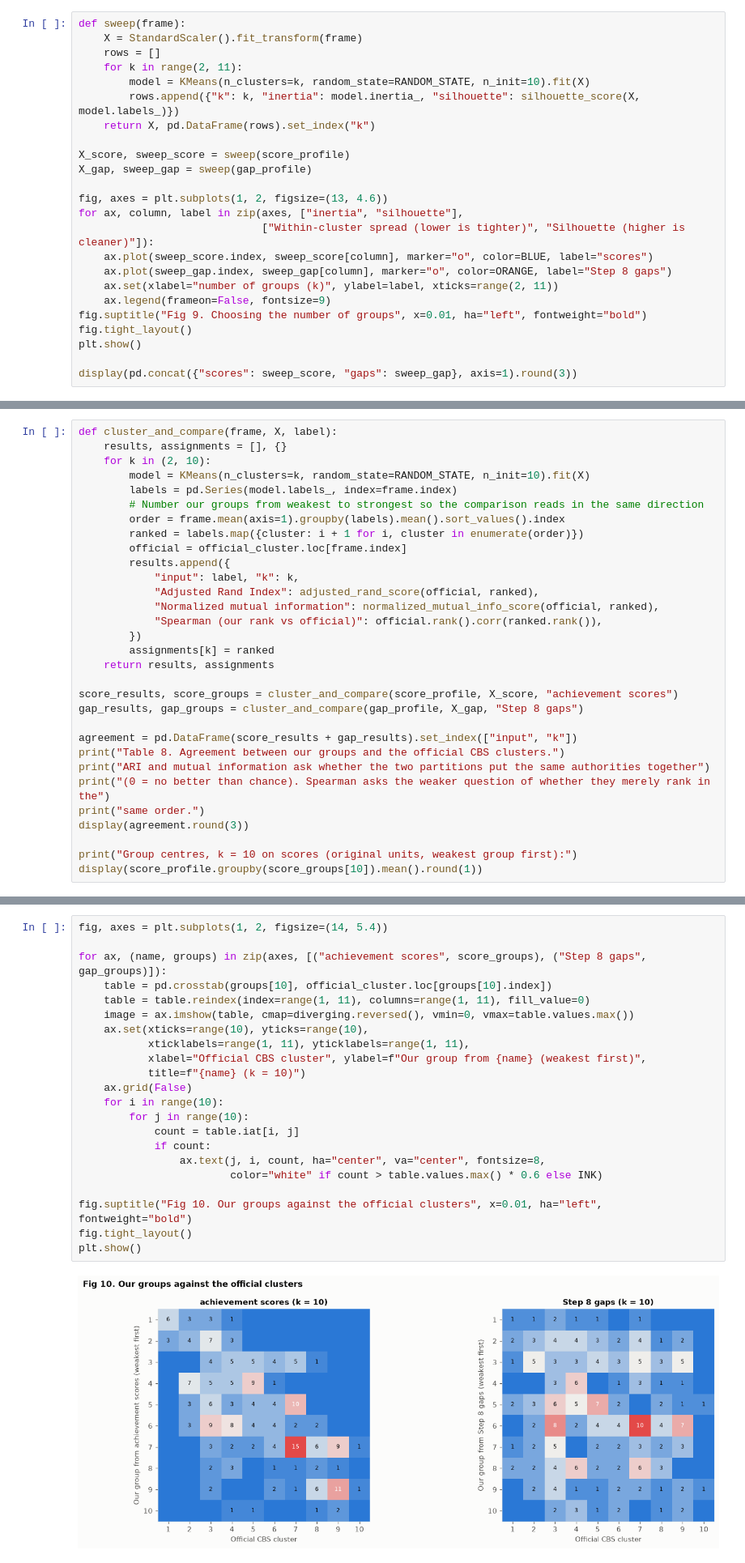
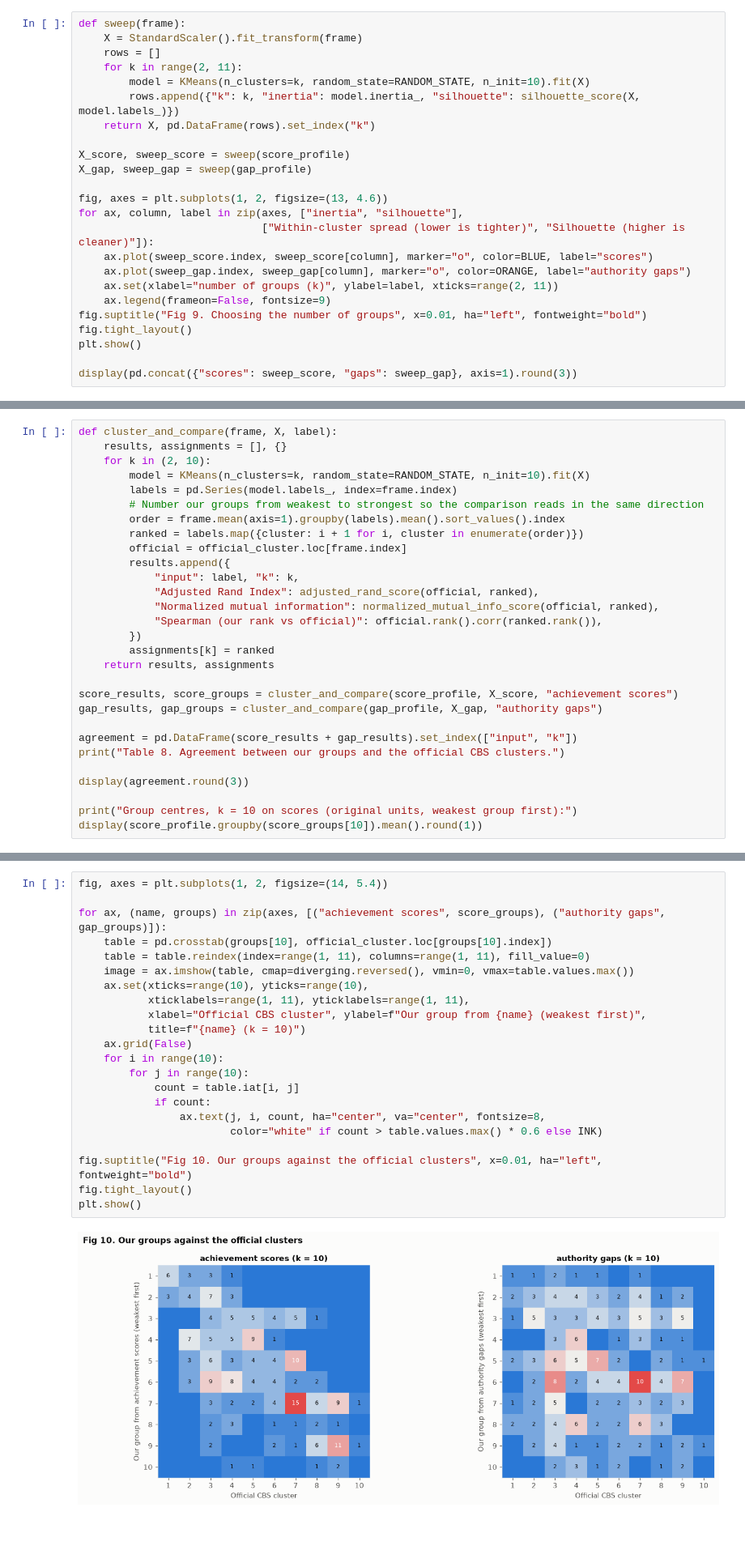
Before and after one commit to Fiamma-Jikukan/DS_final_project_Or_and_Stav, a Jupyter notebook: DS_final_project_Or_and_Stav.ipynb, the cells around one changed output, grey strips where cells are left out. Shown at 81% size. Drawn from its saved outputs; the diff is of its cells as text; blank space fills up the shorter version.

```diff
--- a/DS_final_project_Or_and_Stav.ipynb
+++ b/DS_final_project_Or_and_Stav.ipynb
@@ -1967,7 +1957,7 @@ fig, axes = plt.subplots(1, 2, figsize=(13, 4.6))
 for ax, column, label in zip(axes, ["inertia", "silhouette"],
                              ["Within-cluster spread (lower is tighter)", "Silhouette (higher is cleaner)"]):
     ax.plot(sweep_score.index, sweep_score[column], marker="o", color=BLUE, label="scores")
-    ax.plot(sweep_gap.index, sweep_gap[column], marker="o", color=ORANGE, label="Step 8 gaps")
+    ax.plot(sweep_gap.index, sweep_gap[column], marker="o", color=ORANGE, label="authority gaps")
     ax.set(xlabel="number of groups (k)", ylabel=label, xticks=range(2, 11))
     ax.legend(frameon=False, fontsize=9)
 fig.suptitle("Fig 9. Choosing the number of groups", x=0.01, ha="left", fontweight="bold")
@@ -2018,13 +2005,11 @@ def cluster_and_compare(frame, X, label):
     return results, assignments
 
 score_results, score_groups = cluster_and_compare(score_profile, X_score, "achievement scores")
-gap_results, gap_groups = cluster_and_compare(gap_profile, X_gap, "Step 8 gaps")
+gap_results, gap_groups = cluster_and_compare(gap_profile, X_gap, "authority gaps")
 
 agreement = pd.DataFrame(score_results + gap_results).set_index(["input", "k"])
 print("Table 8. Agreement between our groups and the official CBS clusters.")
-print("ARI and mutual information ask whether the two partitions put the same authorities together")
-print("(0 = no better than chance). Spearman asks the weaker question of whether they merely rank in the")
-print("same order.")
+
 display(agreement.round(3))
 
 print("Group centres, k = 10 on scores (original units, weakest group first):")
@@ -2072,25 +2050,25 @@ independent of socio-economic standing, and grouping them recovers nothing about
 # %%
 fig, axes = plt.subplots(1, 2, figsize=(14, 5.4))
 
-for ax, (name, groups) in zip(axes, [("achievement scores", score_groups), ("Step 8 gaps", gap_groups)]):
+for ax, (name, groups) in zip(axes, [("achievement scores", score_groups), ("authority gaps", gap_groups)]):
     table = pd.crosstab(groups[10], official_cluster.loc[groups[10].index])
     table = table.reindex(index=range(1, 11), columns=range(1, 11), fill_value=0)
     image = ax.imshow(table, cmap=diverging.reversed(), vmin=0, vmax=table.values.max())
     ax.set(xticks=range(10), yticks=range(10),
            xticklabels=range(1, 11), yticklabels=range(1, 11),
            xlabel="Official CBS cluster", ylabel=f"Our group from {name} (weakest first)",
            title=f"{name} (k = 10)")
     ax.grid(False)
     for i in range(10):
         for j in range(10):
             count = table.iat[i, j]
             if count:
                 ax.text(j, i, count, ha="center", va="center", fontsize=8,
                         color="white" if count > table.values.max() * 0.6 else INK)
 
 fig.suptitle("Fig 10. Our groups against the official clusters", x=0.01, ha="left", fontweight="bold")
 fig.tight_layout()
 plt.show()
 # %% [output]
-[figure, old version]
+[figure, new version]
 # %% [markdown]
```
Also changed, not shown: parts of 27 cells of this notebook, 18 other files.
